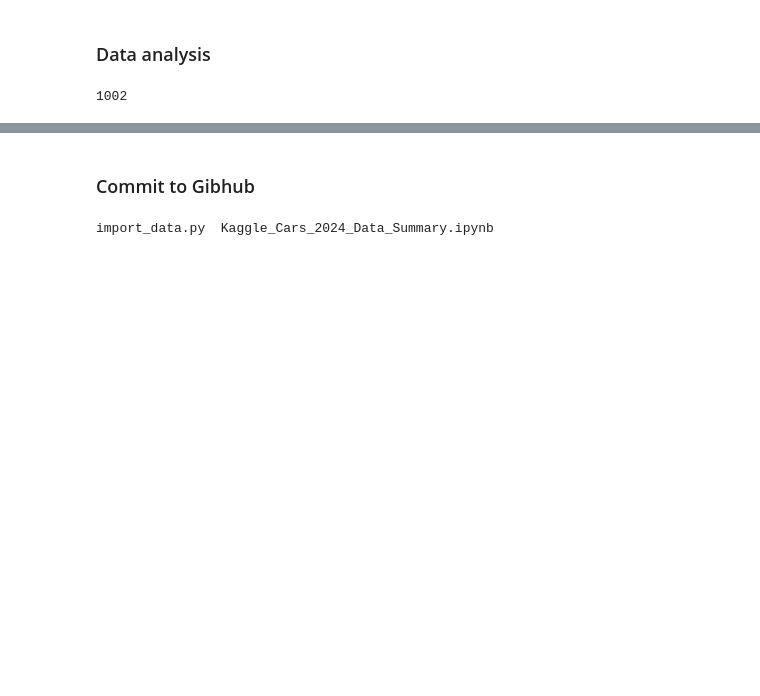
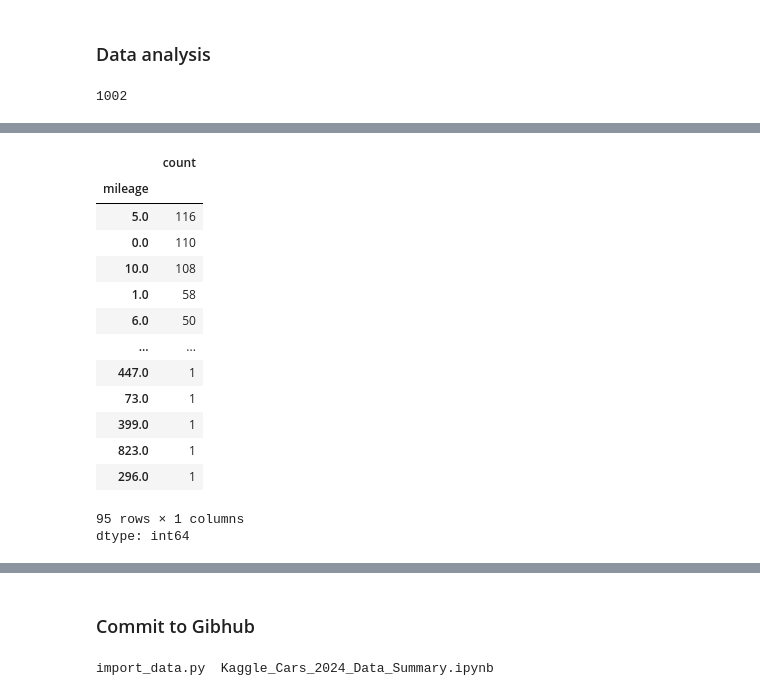
Before and after one commit to empt22/ci-cd-project, a Jupyter notebook: data_analysis/Kaggle_Cars_2024_Data_Summary.ipynb, the cells around one changed output, grey strips where cells are left out. Cells and saved outputs as stored; diff of their text form; code cells hidden in the pictures; blank space fills up the shorter version.

```diff
--- a/data_analysis/Kaggle_Cars_2024_Data_Summary.ipynb
+++ b/data_analysis/Kaggle_Cars_2024_Data_Summary.ipynb
@@ -122,0 +144,18 @@ print(df)
+# %%
+df['mileage'].value_counts()
+# %% [output]
+|  | count |
+| mileage |  |
+| 5.0 | 116 |
+| 0.0 | 110 |
+| 10.0 | 108 |
+| 1.0 | 58 |
+| 6.0 | 50 |
+| ... | ... |
+| 447.0 | 1 |
+| 73.0 | 1 |
+| 399.0 | 1 |
+| 823.0 | 1 |
+| 296.0 | 1 |
+95 rows × 1 columns
+dtype: int64
```
Also changed, not shown: parts of 17 cells of this notebook, 1 other file.
